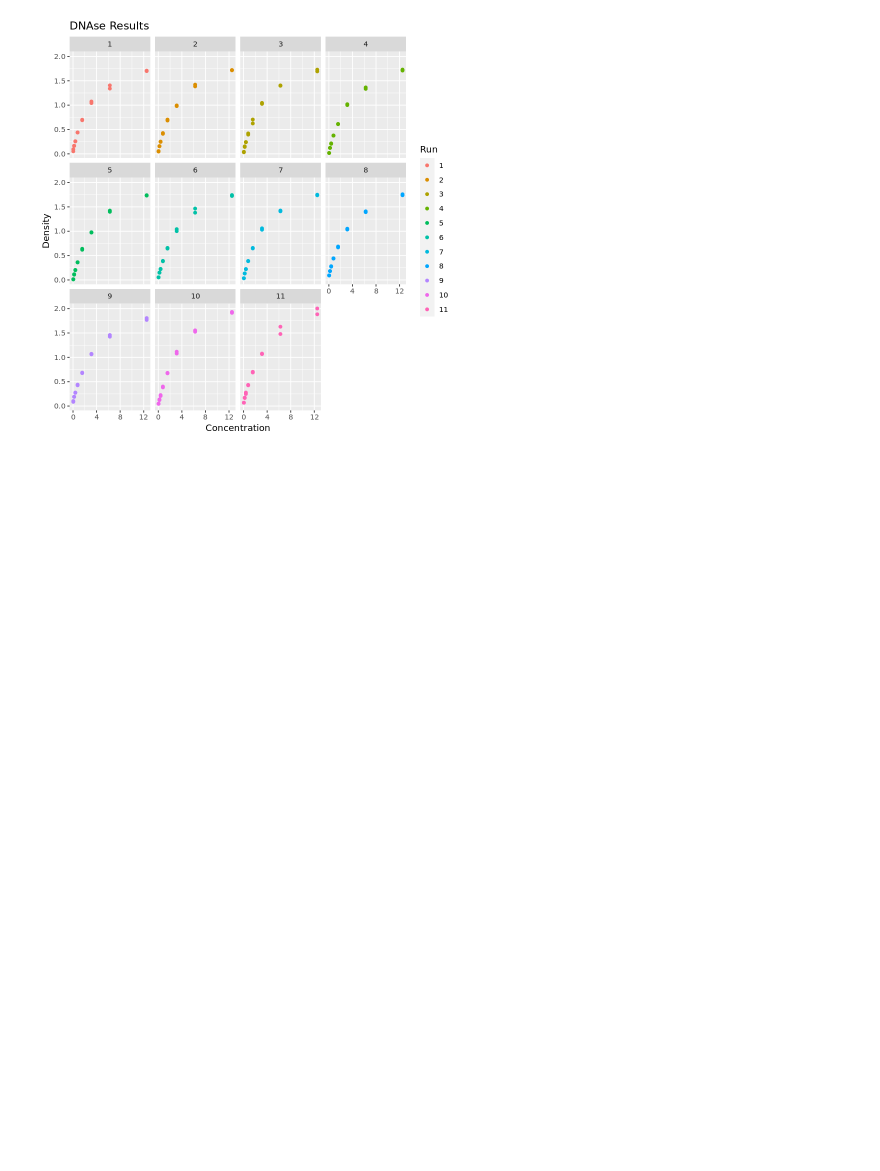
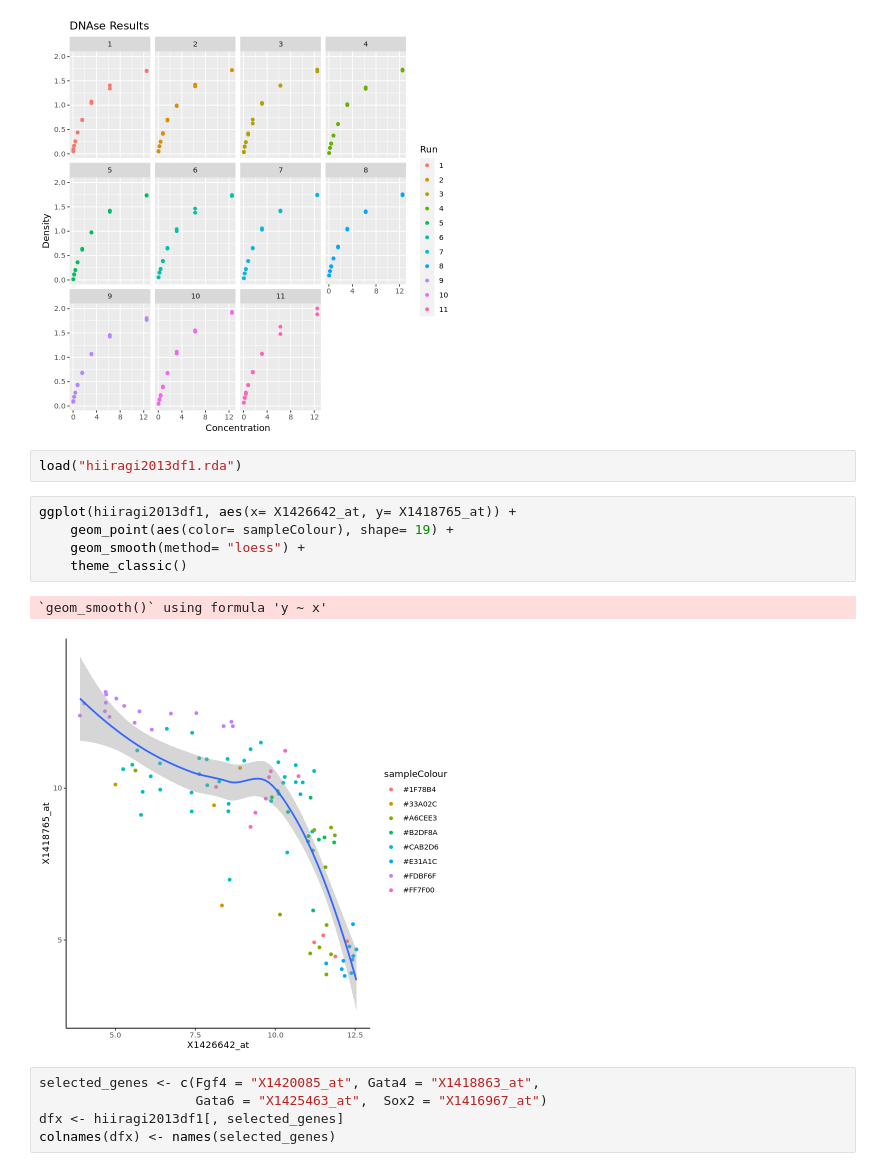
Before and after one commit to JShermanK1/binder_r_conda, a Jupyter notebook: Data_Club_ggplot2_tutorial.ipynb, the cells around one changed output. Saved outputs shown, nothing was run; the diff lists cells and outputs as text; blank space fills up the shorter version.

```diff
--- a/Data_Club_ggplot2_tutorial.ipynb
+++ b/Data_Club_ggplot2_tutorial.ipynb
@@ -86,3 +87,18 @@ plot1 = ggplot(data = DNase, mapping = aes(x = conc, y = density, colour = as.fa
 plot1
 # %% [output]
 [figure]
+# %%
+load("hiiragi2013df1.rda")
+# %%
+ggplot(hiiragi2013df1, aes(x= X1426642_at, y= X1418765_at)) +
+    geom_point(aes(color= sampleColour), shape= 19) +
+    geom_smooth(method= "loess") +
+    theme_classic()
+# %% [output]
+`geom_smooth()` using formula 'y ~ x'
+[figure, added]
+# %%
+selected_genes <- c(Fgf4 = "X1420085_at", Gata4 = "X1418863_at",
+                    Gata6 = "X1425463_at",  Sox2 = "X1416967_at")
+dfx <- hiiragi2013df1[, selected_genes]
+colnames(dfx) <- names(selected_genes)
```
Also changed, not shown: parts of 8 cells of this notebook.
